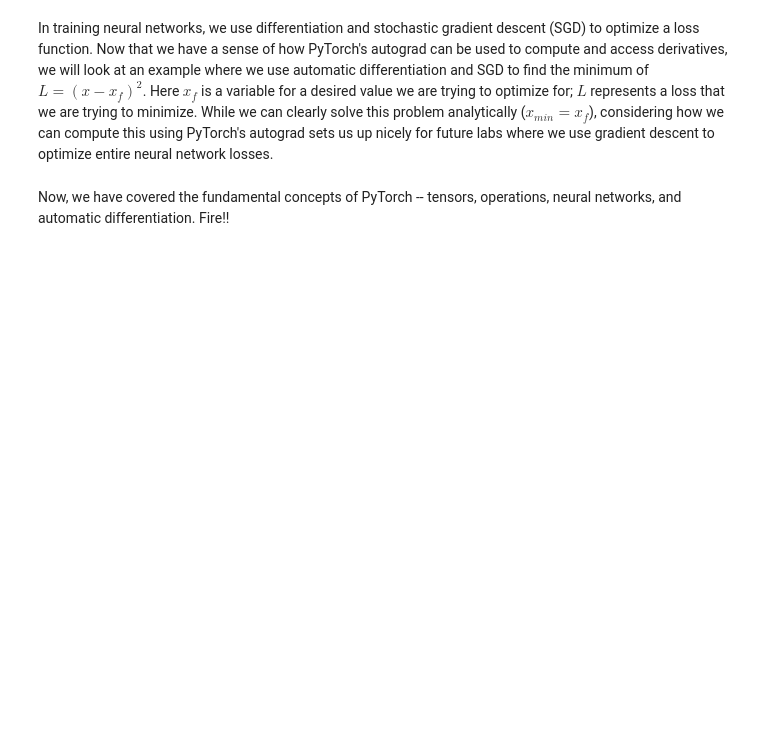
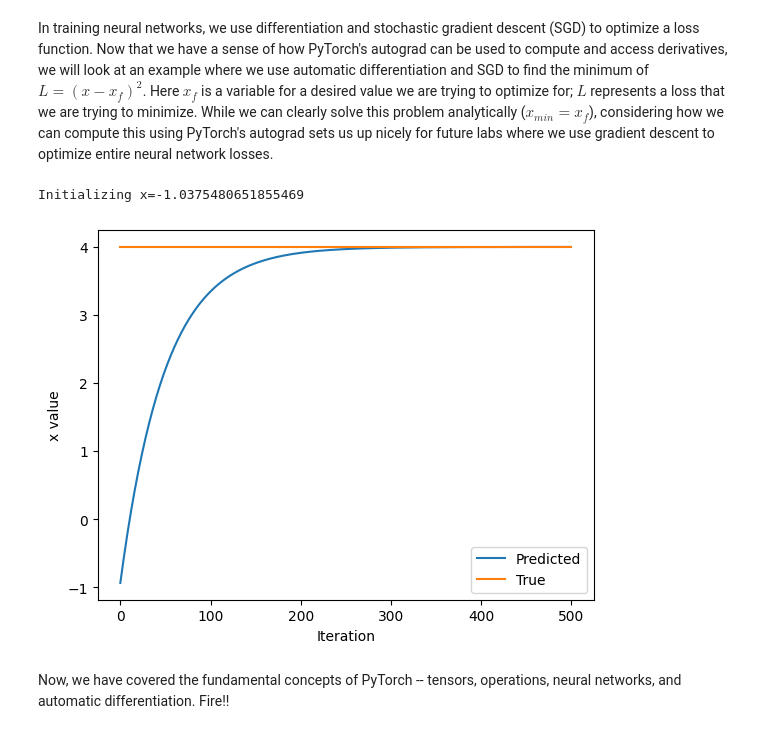
Before and after one commit to ekjyotshinh/deeplearning, a Jupyter notebook: lab1/PT_Part1_Intro.ipynb, the cells around one changed output. Drawn from its saved outputs; the diff is of its cells as text; code cells hidden in the pictures; blank space fills up the shorter version.

```diff
--- a/lab1/PT_Part1_Intro.ipynb
+++ b/lab1/PT_Part1_Intro.ipynb
@@ -321,33 +336,36 @@ In training neural networks, we use differentiation and stochastic gradient desc
 x = torch.randn(1)
 print(f"Initializing x={x.item()}")
 
 learning_rate = 1e-2  # Learning rate
 history = []
 x_f = 4  # Target value
 
 
 # We will run gradient descent for a number of iterations. At each iteration, we compute the loss,
 #   compute the derivative of the loss with respect to x, and perform the update.
 for i in range(500):
     x = torch.tensor([x], requires_grad=True)
 
     # TODO: Compute the loss as the square of the difference between x and x_f
-    loss = # TODO
+    loss = (x - x_f)**2
 
     # Backpropagate through the loss to compute gradients
     loss.backward()
 
     # Update x with gradient descent
     x = x.item() - learning_rate * x.grad
 
     history.append(x.item())
 
 # Plot the evolution of x as we optimize toward x_f!
 plt.plot(history)
 plt.plot([0, 500], [x_f, x_f])
 plt.legend(('Predicted', 'True'))
 plt.xlabel('Iteration')
 plt.ylabel('x value')
 plt.show()
+# %% [output]
+Initializing x=-1.0375480651855469
+[figure, added]
 # %% [markdown]
 Now, we have covered the fundamental concepts of PyTorch -- tensors, operations, neural networks, and automatic differentiation. Fire!!
```
Also changed, not shown: parts of 16 cells of this notebook.
